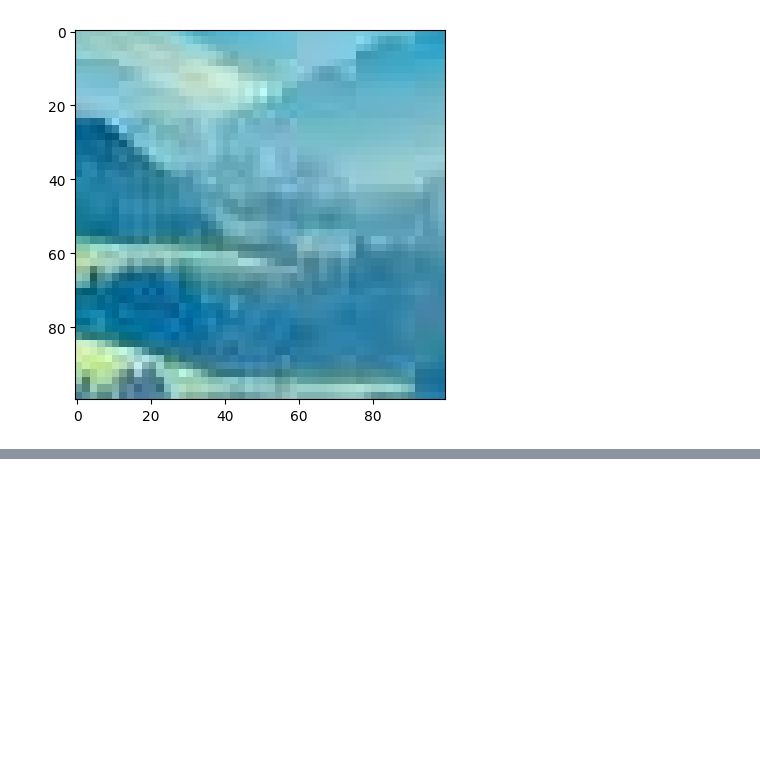
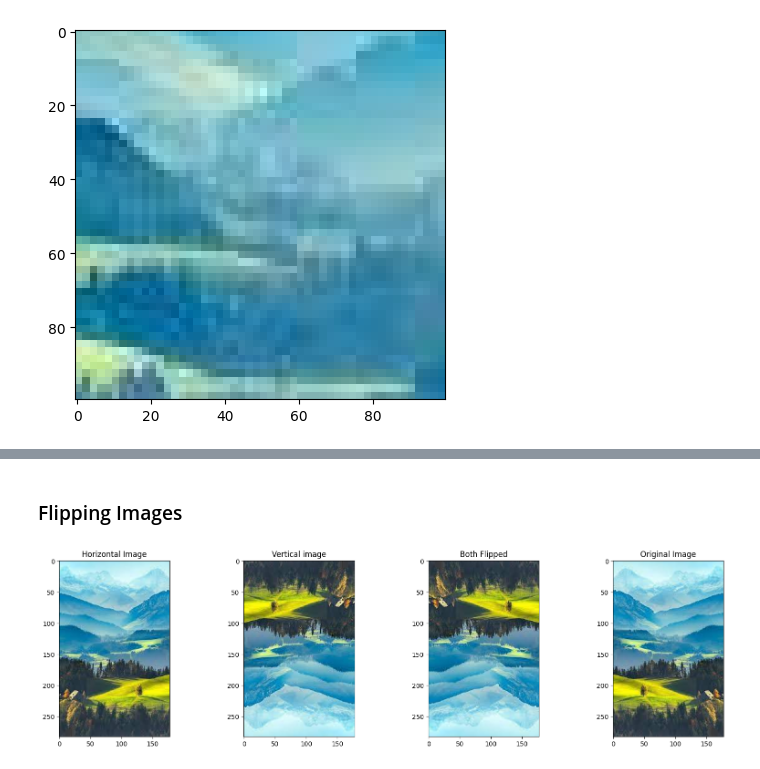
Before and after one commit to NiharP31/Open_CV_basics, a Jupyter notebook: Basic_Image_Manipulation.ipynb, the cells around one changed output, grey strips where cells are left out. Saved outputs shown, nothing was run; the diff lists cells and outputs as text; code cells hidden in the pictures; blank space fills up the shorter version.

```diff
--- a/Basic_Image_Manipulation.ipynb
+++ b/Basic_Image_Manipulation.ipynb
@@ -111,0 +120,14 @@ plt.imshow(maintained_image)
+# %% [markdown]
+### Flipping Images
+# %%
+img_horz = cv.flip(scene_rgb,1)
+img_vert = cv.flip(scene_rgb,0)
+img_both = cv.flip(scene_rgb,-1)
+
+plt.figure(figsize=(20,5))
+plt.subplot(141); plt.imshow(img_horz); plt.title("Horizontal Image");
+plt.subplot(142); plt.imshow(img_vert); plt.title("Vertical image");
+plt.subplot(143); plt.imshow(img_both); plt.title("Both Flipped");
+plt.subplot(144); plt.imshow(scene_rgb); plt.title("Original Image");
+# %% [output]
+[figure, added]
```
Also changed, not shown: parts of 2 cells of this notebook.
